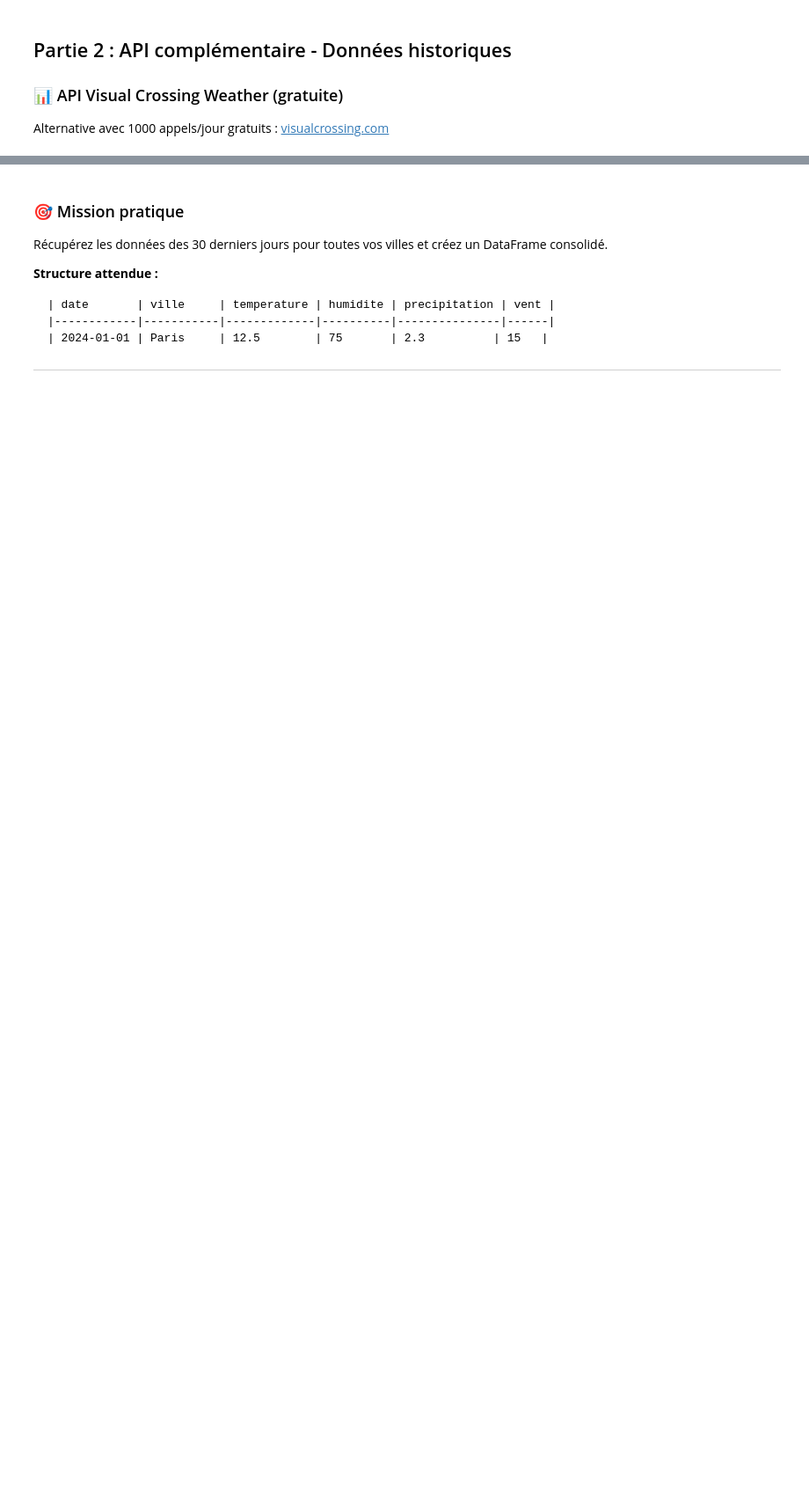
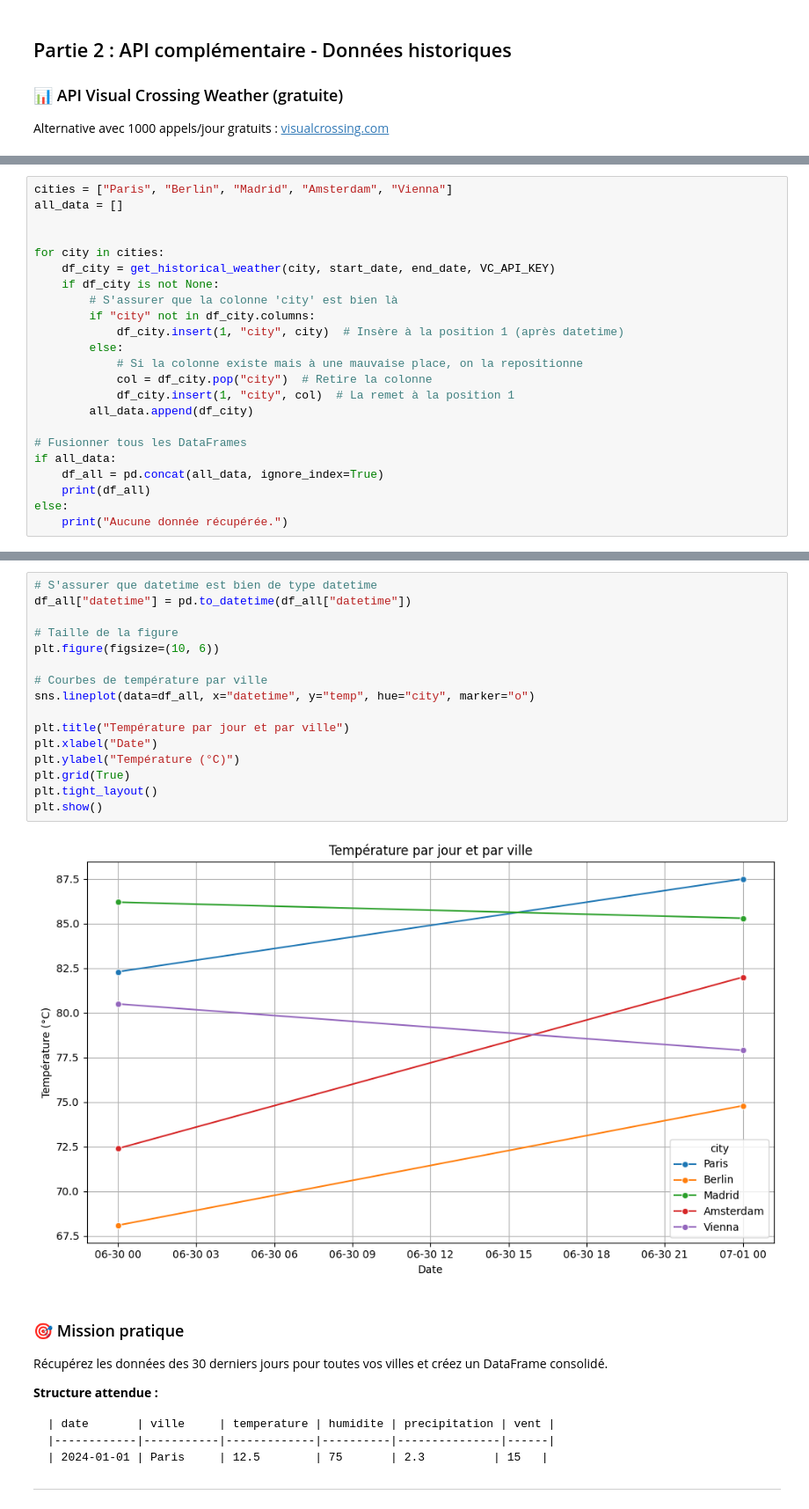
Before and after one commit to nabil-ghazali/D-veloppement-d-une-solution-d-analyse-de-donn-es-multi-technologies, a Jupyter notebook: notebook-1-fondamentaux-python-pour-l-ia-68833fc599c7b162051230.ipynb, the cells around one changed output, grey strips where cells are left out. Shown at 88% size. Drawn from its saved outputs; the diff is of its cells as text; blank space fills up the shorter version.

Commit message:
"fonction get_weather_data"

```diff
--- a/notebook-1-fondamentaux-python-pour-l-ia-68833fc599c7b162051230.ipynb
+++ b/notebook-1-fondamentaux-python-pour-l-ia-68833fc599c7b162051230.ipynb
@@ -113,0 +253,23 @@ def get_historical_weather(city, start_date, end_date, api_key):
+# %%
+cities = ["Paris", "Berlin", "Madrid", "Amsterdam", "Vienna"]
+all_data = []
+
+
+for city in cities:
+    df_city = get_historical_weather(city, start_date, end_date, VC_API_KEY)
+    if df_city is not None:
+        # S'assurer que la colonne 'city' est bien là
+        if "city" not in df_city.columns:
+            df_city.insert(1, "city", city)  # Insère à la position 1 (après datetime)
+        else:
+            # Si la colonne existe mais à une mauvaise place, on la repositionne
+            col = df_city.pop("city")  # Retire la colonne
+            df_city.insert(1, "city", col)  # La remet à la position 1
+        all_data.append(df_city)
+
+# Fusionner tous les DataFrames
+if all_data:
+    df_all = pd.concat(all_data, ignore_index=True)
+    print(df_all)
+else:
+    print("Aucune donnée récupérée.")
@@ -114,3 +288,21 @@ def get_historical_weather(city, start_date, end_date, api_key):
+# %%
+# S'assurer que datetime est bien de type datetime
+df_all["datetime"] = pd.to_datetime(df_all["datetime"])
+
+# Taille de la figure
+plt.figure(figsize=(10, 6))
+
+# Courbes de température par ville
+sns.lineplot(data=df_all, x="datetime", y="temp", hue="city", marker="o")
+
+plt.title("Température par jour et par ville")
+plt.xlabel("Date")
+plt.ylabel("Température (°C)")
+plt.grid(True)
+plt.tight_layout()
+plt.show()
+# %% [output]
+[figure, added]
 # %% [markdown]
 ### 🎯 Mission pratique
 Récupérez les données des 30 derniers jours pour toutes vos villes et créez un DataFrame consolidé.
```
Also changed, not shown: parts of 10 cells of this notebook, 1 other file.
